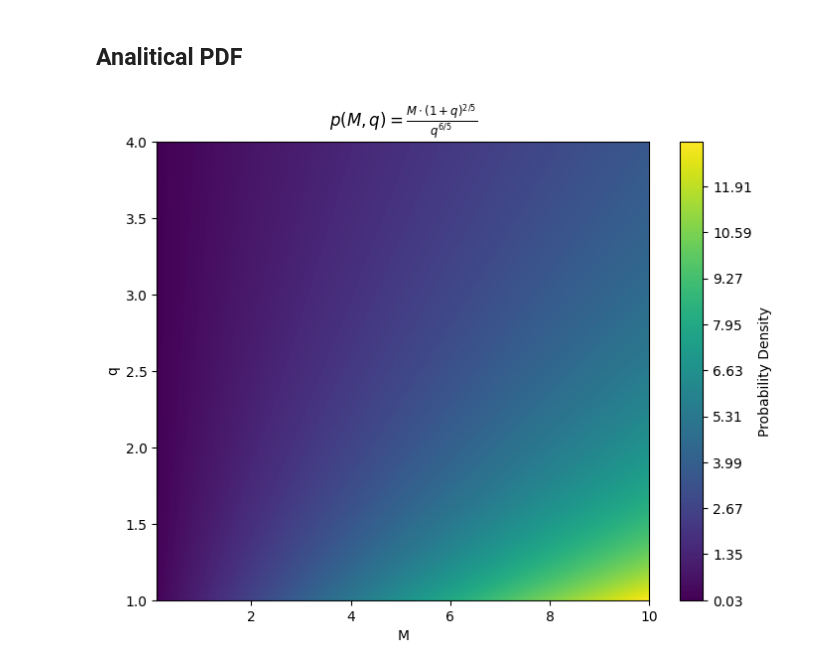
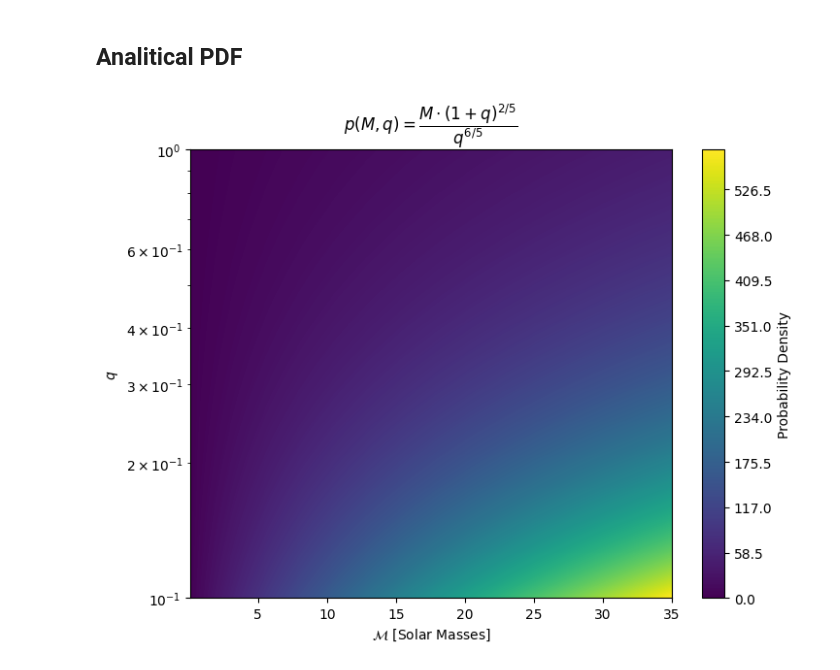
Before and after one commit to zaffo1/bayes_exam, a Jupyter notebook: 4prior_distribution.ipynb, the cells around one changed output. Cells and saved outputs as stored; diff of their text form; code cells hidden in the pictures.

```diff
--- a/4prior_distribution.ipynb
+++ b/4prior_distribution.ipynb
@@ -3,8 +3,8 @@ import numpy as np
 import matplotlib.pyplot as plt
 
 # Define the range for m1 and m2
-m1_min, m1_max = 0.1, 50  # Solar masses
-m2_min, m2_max = 0.1, 50  # Solar masses
+m1_min, m1_max = 0.1, 200  # Solar masses
+m2_min, m2_max = 0.1, 200  # Solar masses
 
 # Generate a grid of m1 and m2 values
 m1 = np.linspace(m1_min, m1_max, 3000)
@@ -30,7 +30,7 @@ plt.show()
 # %%
 # Define the function to compute chirp mass and mass ratio
 def chirp_mass_and_mass_ratio(m1, m2):
-    q = m1 / m2  # mass ratio
+    q = m2 / m1  # mass ratio
     M = (m1 * m2)**(3/5) / (m1 + m2)**(1/5)  # chirp mass
     return M, q
 
@@ -39,7 +39,8 @@ M_chirp, q = chirp_mass_and_mass_ratio(M1, M2)
 
 # Filter out invalid values where q is not a number or infinite
 #valid_mask = np.isfinite(M_chirp) & np.isfinite(q) & (q <= 4) & (M_chirp <= 35) & (M_chirp >= 25)
-valid_mask = np.isfinite(M_chirp) & np.isfinite(q) & (q <= 4.01) & (q >= 1) & (M_chirp <= 10) #& (M_chirp >= 25)
+#valid_mask = np.isfinite(M_chirp) & np.isfinite(q) & (q <= 4.01) & (q >= 1) & (M_chirp <= 10) #& (M_chirp >= 25)
+valid_mask = np.isfinite(M_chirp) & np.isfinite(q) & (q <= 1)& (q >= 0.1)& (M_chirp <= 35) #& (M_chirp >= 25)
 
 # Filter the chirp mass and mass ratio arrays
 M_chirp_filtered = M_chirp[valid_mask]
@@ -50,13 +51,16 @@ plt.figure(figsize=(8, 6))
 
 # Use a logarithmic scale for q since it ranges widely
 #plt.hexbin(M_chirp_filtered, np.log10(q_filtered), gridsize=100, cmap='viridis')
-plt.hist2d(M_chirp_filtered, q_filtered, bins=50,density=True, cmap='viridis')
+plt.hist2d(M_chirp_filtered, q_filtered, bins=100,density=True, cmap='viridis')
 plt.ylim()
 plt.colorbar(label='Probability Density')
-plt.xlabel(r'Chirp Mass $\mathcal{M}$ [Solar Masses]')
+plt.xlabel(r's$\mathcal{M}$ [Solar Masses]')
 #plt.ylabel(r'$\log_{10}(m_1/m_2)$')
-plt.ylabel(r'$m_1/m_2$')
-plt.title('Distribution of Chirp Mass and Mass Ratio ($m_1/m_2$)')
+plt.yscale('log')
+plt.ylim(0.1,1)
+plt.xlim(0.1,35)
+plt.ylabel(r'$q = m_2/m_1$')
+plt.title('Distribution of Chirp Mass and Mass Ratio')
 plt.savefig('figures/pdf_Mq.png')
 plt.show()
 # %% [output]
@@ -66,23 +70,26 @@ plt.show()
 # %%
 # Define the probability distribution function
 def p_M_q(M, q):
     return (M * (1 + q)**(2/5)) / q**(6/5)
 
 # Create a grid of M and q values
-M = np.linspace(0.1, 10, 2000)  # Avoid M = 0 to prevent trivial zero
-q = np.linspace(1, 4, 2000)  # Avoid q = 0 to prevent division by zero
+M = np.linspace(0.1, 35, 1000)  # Avoid M = 0 to prevent trivial zero
+q = np.linspace(0.1, 1, 1000)  # Avoid q = 0 to prevent division by zero
 M, q = np.meshgrid(M, q)
 
 # Calculate the PDF values over the grid
 pdf = p_M_q(M, q)
 # Plot the PDF using a contour plot
 plt.figure(figsize=(8, 6))
 contour = plt.contourf(M, q, pdf, levels=500, cmap='viridis')
 plt.colorbar(contour, label='Probability Density')
 plt.xlabel('M')
-plt.ylabel('q')
-plt.title(r'$p(M,q) = \frac{M \cdot (1+q)^{2/5}}{q^{6/5}}$')
+plt.ylabel(r'$q$')
+plt.xlabel(r'$\mathcal{M}$ [Solar Masses]')
+plt.yscale('log')
+plt.ylim(0.1,1)
+plt.title(r'$p(M,q) = \dfrac{M \cdot (1+q)^{2/5}}{q^{6/5}}$')
 plt.savefig('figures/pdf_analitical.png')
 plt.show()
 # %% [output]
-[figure, old version]
+[figure, new version]
```
Also changed, not shown: parts of 2 cells of this notebook.
